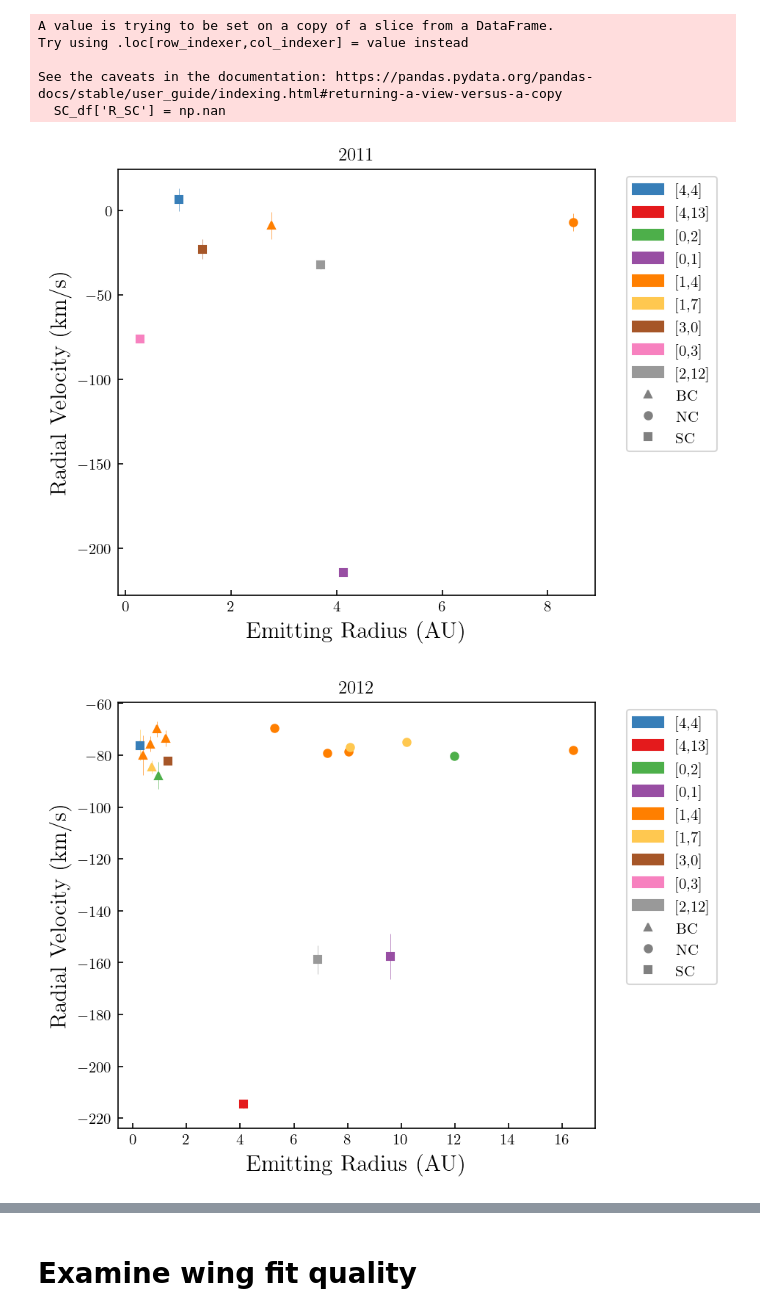
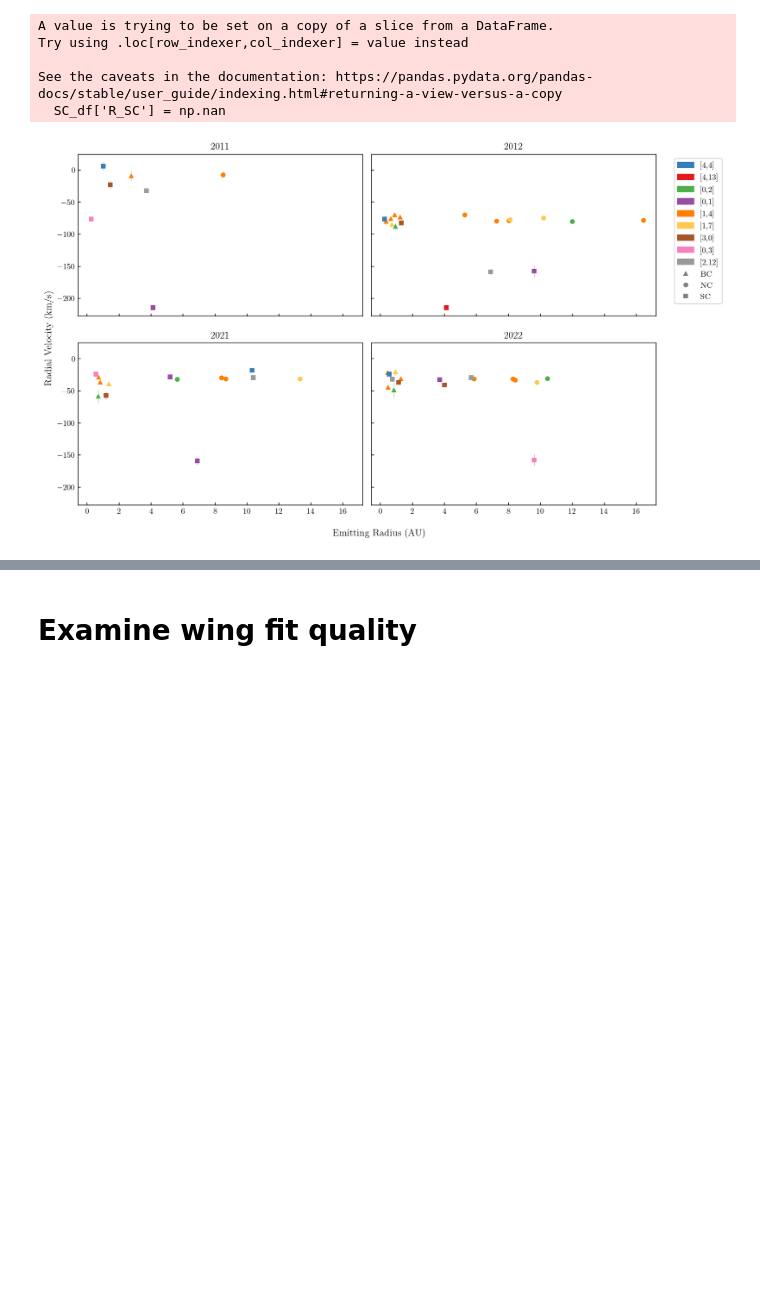
Before and after one commit to PK0207/scripts_by_me, a Jupyter notebook: research24/component_analysis.ipynb, the cells around one changed output, grey strips where cells are left out. Drawn from its saved outputs; the diff is of its cells as text; code cells hidden in the pictures; blank space fills up the shorter version.

Commit message:
plotting updates

```diff
--- a/research24/component_analysis.ipynb
+++ b/research24/component_analysis.ipynb
@@ -238,14 +238,15 @@ def plot_fits(df, transition, plot_vel=False):
 def FWHM(sigma,labline):
     fwhm = 2*np.sqrt(2*np.log(2))*sigma
     fwhm_vel = (fwhm/labline)*const.c
-    return fwhm_vel.to(u.km/u.s)
+    sini = np.sin(np.radians(16))
+    return (fwhm_vel*sini).to(u.km/u.s)
 
 # def vsini_err(sigma_err, labline):
 #     return ((sigma_err / labline) * const.c.to(u.km/u.s)) / np.sin(np.radians(16))
 
 def FWHM_err(sigma_err, labline):
     sigma_vel_err = ((sigma_err*u.AA) / (labline * u.AA)) * const.c.to(u.km/u.s)
-    vsini_err = sigma_vel_err# / np.sin(np.radians(16))
+    vsini_err = sigma_vel_err * np.sin(np.radians(16))
     return 2 * np.sqrt(2 * np.log(2)) * vsini_err
 # %%
 def plot_progression(df, components, color_by='transition', unique_transitions=None, title_suffix=''):
@@ -600,4 +584,4 @@ plot_progression_by_transition(BC_conf, ['NC', 'single'])
 # %%
-SC_transitions = ['[0,2]', '[1,4]', '[1,7]']
+SC_transitions = BC_conf['transition'].unique()
 SC_df = all_df_pruned[~all_df_pruned['transition'].isin(SC_transitions)]
 # %%
@@ -625,7 +698,7 @@ def R_H2(fwhm):
     i = np.radians(16)
     #print(fwhm.to(u.km/u.s))
     v_rot = (fwhm).to(u.m/u.s)  # convert to SI for decompose()
-    R = ((const.G * M_star) / ((np.sin(i)**2)*(v_rot**2))).decompose()
+    R = ((const.G * M_star) / ((v_rot**2))).decompose()
     return R.to(u.AU)
 # %%
 BC_conf['R_BC'] = np.nan
@@ -675,44 +748,44 @@ color_map = {t: clrs[i] for i, t in enumerate(unique_transitions)}
 component_labels = [
     plt.Line2D([0],[0], marker='^', color='gray', linestyle='', markersize=5, label='BC'),
     plt.Line2D([0],[0], marker='o', color='gray', linestyle='', markersize=5, label='NC'),
     plt.Line2D([0],[0], marker='s', color='gray', linestyle='', markersize=5, label='SC'),
 ]
 transition_patches = [mpatches.Patch(color=color_map[t], label=t) for t in unique_transitions]
 
-for year in sorted(BC_conf['year'].unique()):
-    fig, ax = plt.subplots()
+fig, axs = plt.subplots(2,2, figsize=(12,7), sharex=True, sharey=True)
+ax = np.ravel(axs)
+for i, year in enumerate(sorted(BC_conf['year'].unique())):
 
     # BC
     bc_year = BC_conf[BC_conf['year'] == year]
     for idx, (_, row) in enumerate(bc_year.iterrows()):
         orig_idx = list(BC_conf.index).index(row.name)
         c = color_map.get(row['transition'], 'gray')
-        ax.errorbar(row['R_BC'], BCblueshift[orig_idx], yerr=BCblueshift_err[orig_idx],
+        ax[i].errorbar(row['R_BC'], BCblueshift[orig_idx], yerr=BCblueshift_err[orig_idx],
                     marker='^', linestyle='', color=c, elinewidth=0.3, markersize=5)
 
     # NC
     nc_year = BC_conf[BC_conf['year'] == year]
     for _, row in nc_year.iterrows():
         orig_idx = list(BC_conf.index).index(row.name)
         c = color_map.get(row['transition'], 'gray')
-        ax.errorbar(row['R_NC'], NCblueshift[orig_idx], yerr=NCblueshift_err[orig_idx],
+        ax[i].errorbar(row['R_NC'], NCblueshift[orig_idx], yerr=NCblueshift_err[orig_idx],
                     marker='o', linestyle='', color=c, elinewidth=0.3, markersize=5)
 
     # SC
     sc_year = SC_df[SC_df['year'] == year]
     for _, row in sc_year.iterrows():
         orig_idx = list(SC_df.index).index(row.name)
         c = color_map.get(row['transition'], 'gray')
-        ax.errorbar(row['R_SC'], SCblueshift[orig_idx], yerr=SCblueshift_err[orig_idx],
+        ax[i].errorbar(row['R_SC'], SCblueshift[orig_idx], yerr=SCblueshift_err[orig_idx],
                     marker='s', linestyle='', color=c, elinewidth=0.3, markersize=5, alpha=1)
+    ax[i].set_title(f"{year}")
 
-    ax.legend(handles=transition_patches + component_labels,
-              bbox_to_anchor=(1.05, 1), loc='upper left')
-    ax.set_xlabel('Emitting Radius (AU)')
-    ax.set_ylabel('Radial Velocity (km/s)')
-    ax.set_title(f"{year}")
-    plt.tight_layout()
-    plt.show()
+ax[1].legend(handles=transition_patches + component_labels,
+            bbox_to_anchor=(1.05, 1), loc='upper left')
+fig.supxlabel('Emitting Radius (AU)')
+fig.supylabel('Radial Velocity (km/s)')
+plt.tight_layout()
+plt.show()
 # %% [output]
-[figure, old version]
+[figure, new version]
-[figure, removed]
```
Also changed, not shown: parts of 13 cells of this notebook, 15 other files.
